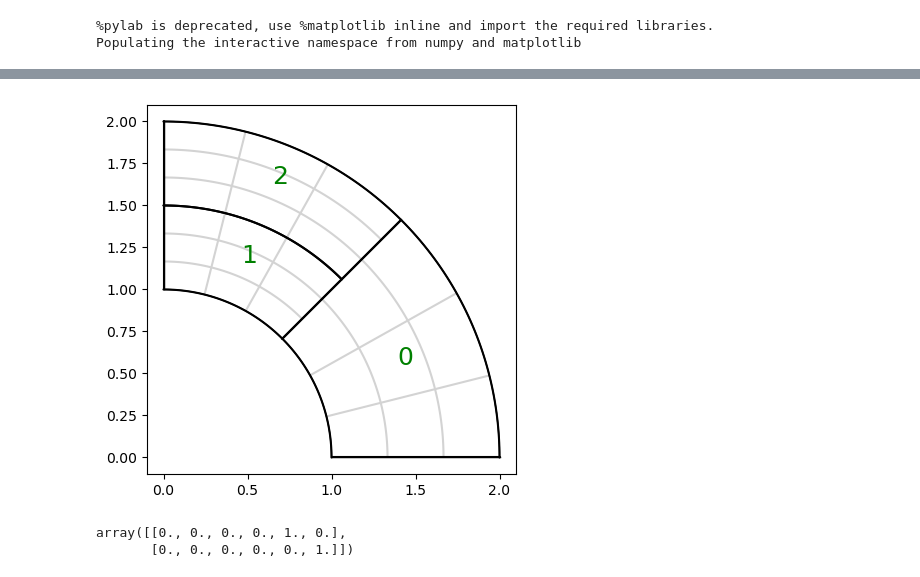
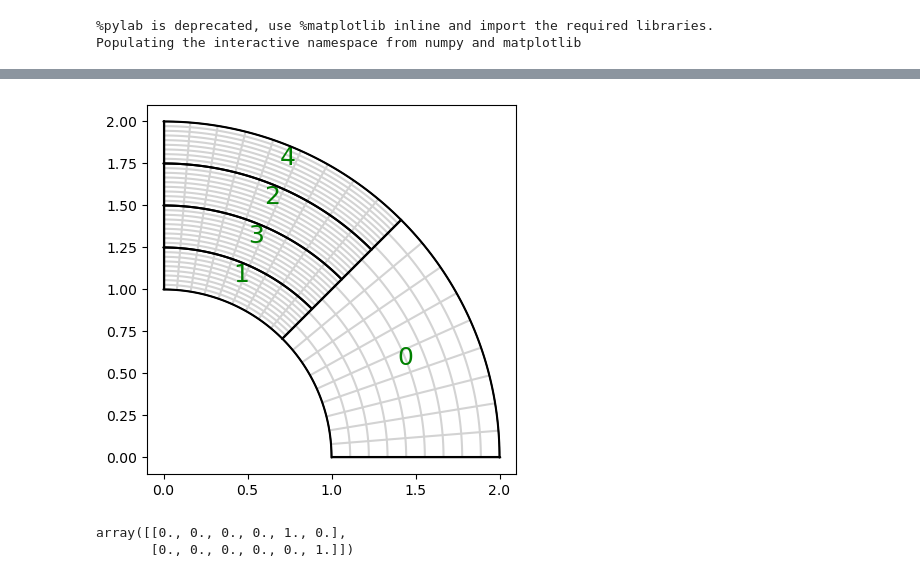
Before and after one commit to Stefan714/pyiga, a Jupyter notebook: notebooks/IETI.ipynb, the cells around one changed output, grey strips where cells are left out. Saved outputs shown, nothing was run; the diff lists cells and outputs as text; code cells hidden in the pictures.

```diff
--- a/notebooks/IETI.ipynb
+++ b/notebooks/IETI.ipynb
@@ -492,9 +492,9 @@ def Tshapes(deg,N,depth=0):
     patches = [(k, g) for k, g in zip(kvs,geos)]
     M = topology.PatchMesh(patches)
 
-    M.h_refine({0:1})
+    M.h_refine({0:0})
     for i in range(depth):
-        M.h_refine({j:0 for j in range(1,len(M.geos))})
+        M.h_refine({j:1 for j in range(1,len(M.geos))})
     return M
 # %%
 def example_geo(deg, N):
@@ -613,17 +600,20 @@ def MsD_deluxe_whole(I):
 # %%
-deg = 1
-N = 3
-M = Central(deg,N,0)
+deg = 3
+N = 5
+#M = checkerboard2(deg,N,1)
+M = Tshapes(deg,N,1)
 MP = assemble.Multipatch(M, automatch=True)
 dir_data = {0: lambda x,y: 0.}
 #MP.set_dirichlet_boundary(dir_data)
-a = {0:1e5, 1:1.}
+a = {0:1., 1:1e5}
 f={0:lambda x,y: 1.,1:lambda x,y: 1.}
 
 #MP.h_refine({0:1})
 #MP.h_refine({3:None, 6:None, 8:None, 10:None})
 #MP.h_refine({26:None})
 MP.set_dirichlet_boundary(dir_data)
+
+MP.mesh.draw(knots=1)
 
 #MP.Constr = parametersort(MP,a)
 
@@ -640,7 +630,7 @@ I.compute_S(as_matrix=True)
 MsD1 = MsD_deluxe(I)
 MsD2 = MsD_deluxe_whole(I)
 
-lam, it, min_eig, max_eig, r = solvers.pcg(F, b, x0=None, maxiter=200, P=MsD2, output=1, rtol=1e-6, atol=1e-12)
+lam, it, min_eig, max_eig, r = solvers.pcg(F, b, x0=None, maxiter=200, P=MsD1, output=1, rtol=1e-6, atol=1e-12)
 
 #print(norm(MsD1-MsD2@np.eye(F.shape[0])))
 #print(np.linalg.cond(MsD@F_mat))
@@ -688,4 +695,4 @@ u = [I.construct_solution(eig[1][:,i]) for i in range(2)]
 # %%
-MP.mesh.draw(knots=1, patch_idx=1)
+M.draw(knots=1, patch_idx=1)
 # %% [output]
-[figure, old version]
+[figure, new version]
```
Also changed, not shown: parts of 8 cells of this notebook.
